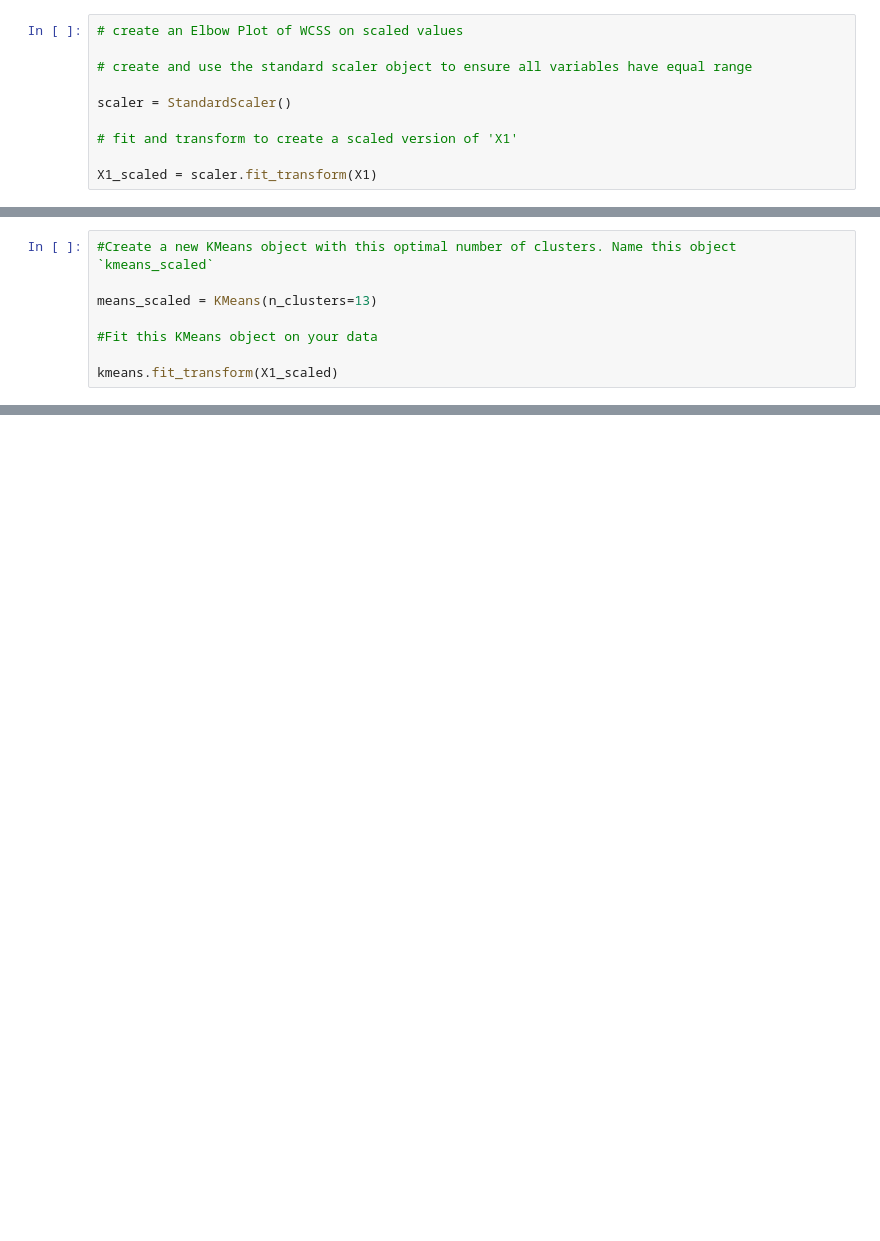
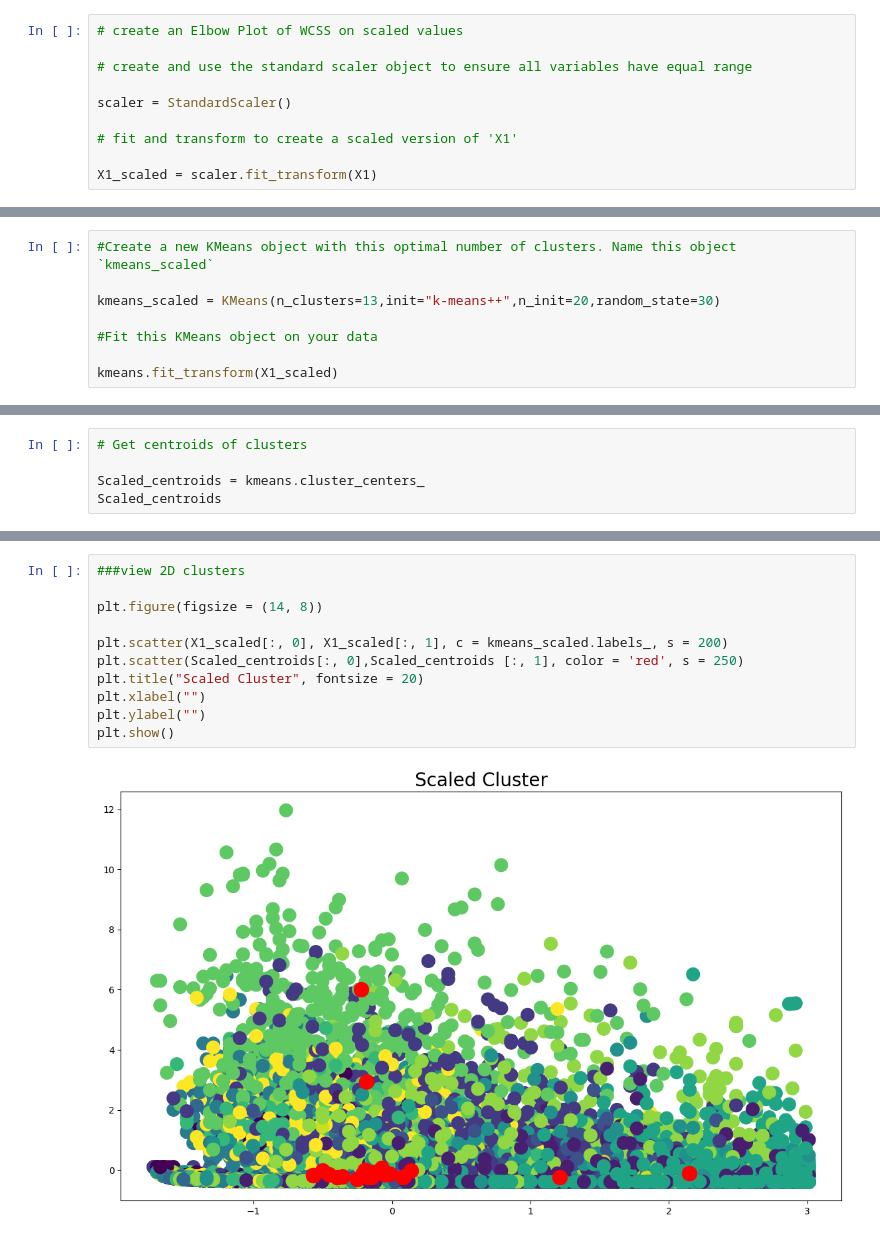
Before and after one commit to MaimunaBawa/Music_Recommendation_Algorithm, a Jupyter notebook: Code/Prediction-1.ipynb, the cells around one changed output, grey strips where cells are left out. Cells and saved outputs as stored; diff of their text form; blank space fills up the shorter version.

```diff
--- a/Code/Prediction-1.ipynb
+++ b/Code/Prediction-1.ipynb
@@ -165,7 +166,7 @@ plt.show()
 # %%
 #Create a new KMeans object with this optimal number of clusters. Name this object `kmeans_scaled`
 
-means_scaled = KMeans(n_clusters=13)
+kmeans_scaled = KMeans(n_clusters=13,init="k-means++",n_init=20,random_state=30)
 
 #Fit this KMeans object on your data
 
@@ -193,0 +195,5 @@ NameError: name 'kmeans_scaled' is not defined
+# %%
+# Get centroids of clusters
+
+Scaled_centroids = kmeans.cluster_centers_
+Scaled_centroids
@@ -193,0 +218,13 @@ NameError: name 'kmeans_scaled' is not defined
+# %%
+###view 2D clusters
+
+plt.figure(figsize = (14, 8))
+
+plt.scatter(X1_scaled[:, 0], X1_scaled[:, 1], c = kmeans_scaled.labels_, s = 200)
+plt.scatter(Scaled_centroids[:, 0],Scaled_centroids [:, 1], color = 'red', s = 250)
+plt.title("Scaled Cluster", fontsize = 20)
+plt.xlabel("")
+plt.ylabel("")
+plt.show()
+# %% [output]
+[figure, added]
```
Also changed, not shown: parts of 18 cells of this notebook.
